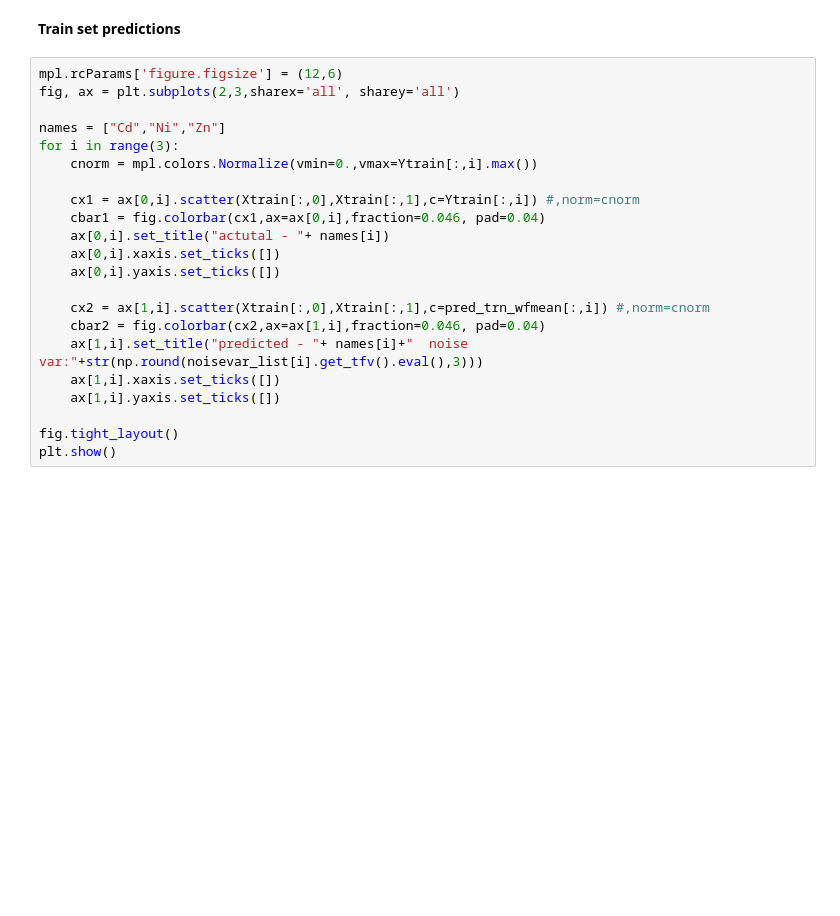
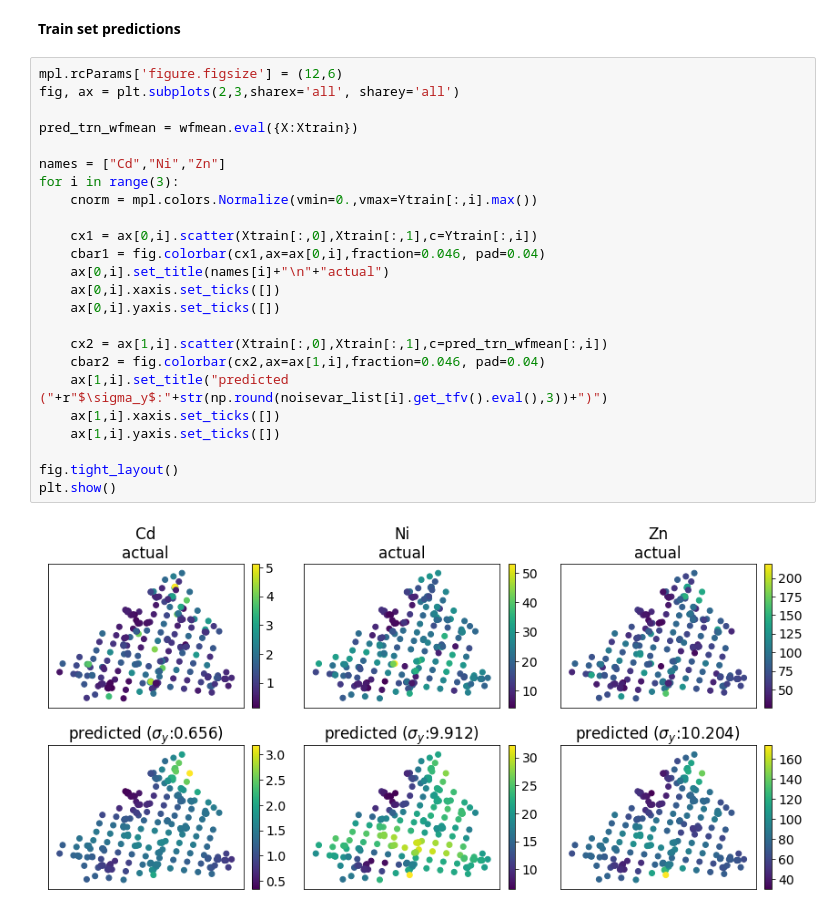
Before and after one commit to hegdepashupati/gprn-svi, a Jupyter notebook: gprn-jura.ipynb, the cells around one changed output. Drawn from its saved outputs; the diff is of its cells as text; blank space fills up the shorter version.

```diff
--- a/gprn-jura.ipynb
+++ b/gprn-jura.ipynb
@@ -519,25 +316,29 @@ plt.show()
 # %%
 mpl.rcParams['figure.figsize'] = (12,6)
 fig, ax = plt.subplots(2,3,sharex='all', sharey='all')
+
+pred_trn_wfmean = wfmean.eval({X:Xtrain})
 
 names = ["Cd","Ni","Zn"]
 for i in range(3):
     cnorm = mpl.colors.Normalize(vmin=0.,vmax=Ytrain[:,i].max())
 
-    cx1 = ax[0,i].scatter(Xtrain[:,0],Xtrain[:,1],c=Ytrain[:,i]) #,norm=cnorm
+    cx1 = ax[0,i].scatter(Xtrain[:,0],Xtrain[:,1],c=Ytrain[:,i])
     cbar1 = fig.colorbar(cx1,ax=ax[0,i],fraction=0.046, pad=0.04)
-    ax[0,i].set_title("actutal - "+ names[i])
+    ax[0,i].set_title(names[i]+"\n"+"actual")
     ax[0,i].xaxis.set_ticks([])
     ax[0,i].yaxis.set_ticks([])
 
-    cx2 = ax[1,i].scatter(Xtrain[:,0],Xtrain[:,1],c=pred_trn_wfmean[:,i]) #,norm=cnorm
+    cx2 = ax[1,i].scatter(Xtrain[:,0],Xtrain[:,1],c=pred_trn_wfmean[:,i])
     cbar2 = fig.colorbar(cx2,ax=ax[1,i],fraction=0.046, pad=0.04)
-    ax[1,i].set_title("predicted - "+ names[i]+"  noise var:"+str(np.round(noisevar_list[i].get_tfv().eval(),3)))
+    ax[1,i].set_title("predicted ("+r"$\sigma_y$:"+str(np.round(noisevar_list[i].get_tfv().eval(),3))+")")
     ax[1,i].xaxis.set_ticks([])
     ax[1,i].yaxis.set_ticks([])
 
 fig.tight_layout()
 plt.show()
+# %% [output]
+[figure, added]
 # %%
 print("train mse:",np.sqrt(np.mean((pred_trn_wfmean - Ytrain)**2,axis=0)))
 print("train mae:",np.mean(np.abs(pred_trn_wfmean - Ytrain),axis=0))
```
Also changed, not shown: parts of 18 cells of this notebook, 15 other files.
